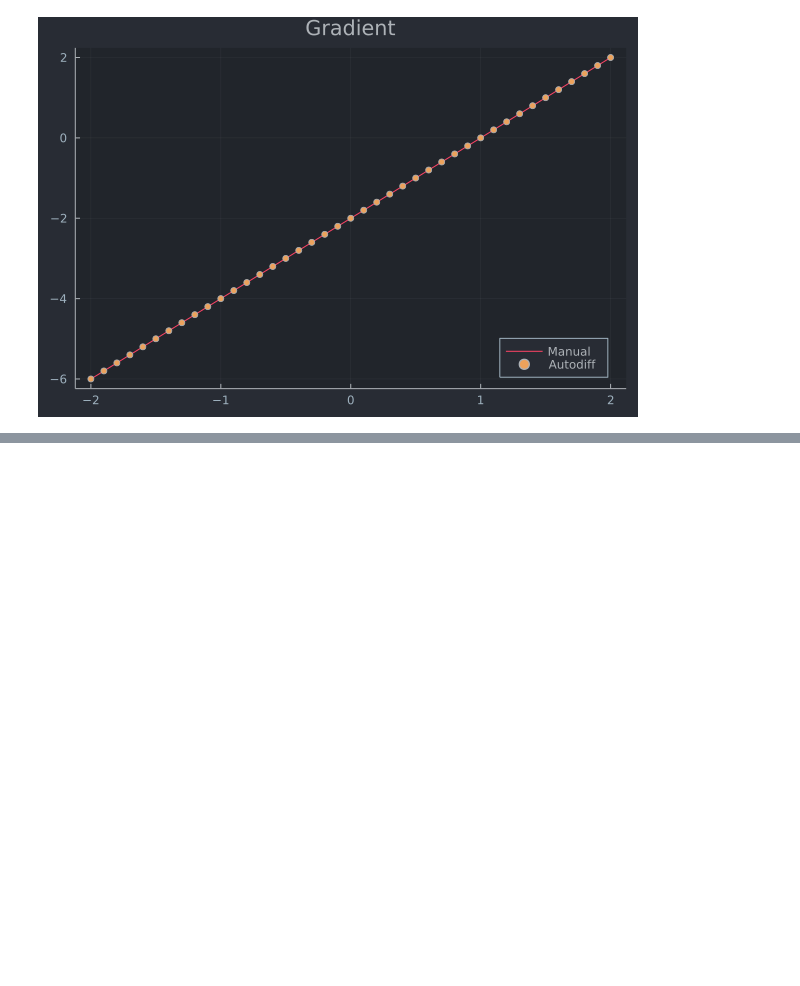
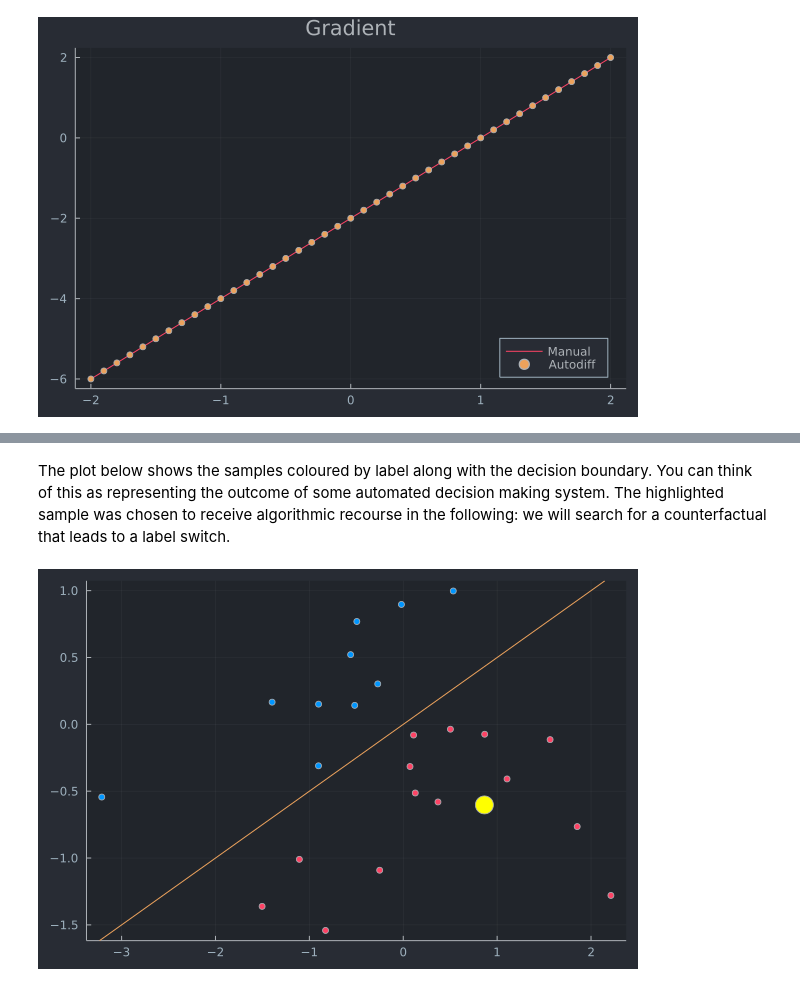
Before and after one commit to JuliaTrustworthyAI/AlgorithmicRecourseDynamics.jl, a Jupyter notebook: tutorials/loss_functions.ipynb, the cells around one changed output, grey strips where cells are left out. Saved outputs shown, nothing was run; the diff lists cells and outputs as text; code cells hidden in the pictures; blank space fills up the shorter version.

```diff
--- a/tutorials/loss_functions.ipynb
+++ b/tutorials/loss_functions.ipynb
@@ -170,0 +196,18 @@ scatter!(a, [gradient(mse,a,1)[1] for a=a], label="Autodiff")
+# %%
+# Some random data:
+using Random
+Random.seed!(1234);
+N = 25
+w = [1,-2] # true coefficients
+X = reshape(randn(2*N),N,2) # random features
+y = Int.(round.(𝛔(X*w))); # label based on sigmoid
+# %% [markdown]
+The plot below shows the samples coloured by label along with the decision boundary. You can think of this as representing the outcome of some automated decision making system. The highlighted sample was chosen to receive algorithmic recourse in the following: we will search for a counterfactual that leads to a label switch.
+# %%
+# Plot with random sample chose for recourse
+x_prime = X[5,:]
+scatter(X[:,1],X[:,2],legend=false,color=y) # features
+Plots.abline!(-w[1]/w[2],0) # decision boundary
+scatter!([x_prime[1]],[x_prime[2]],color="yellow",markersize=10)
+# %% [output]
+[figure, added]
```
Also changed, not shown: parts of 7 cells of this notebook.
